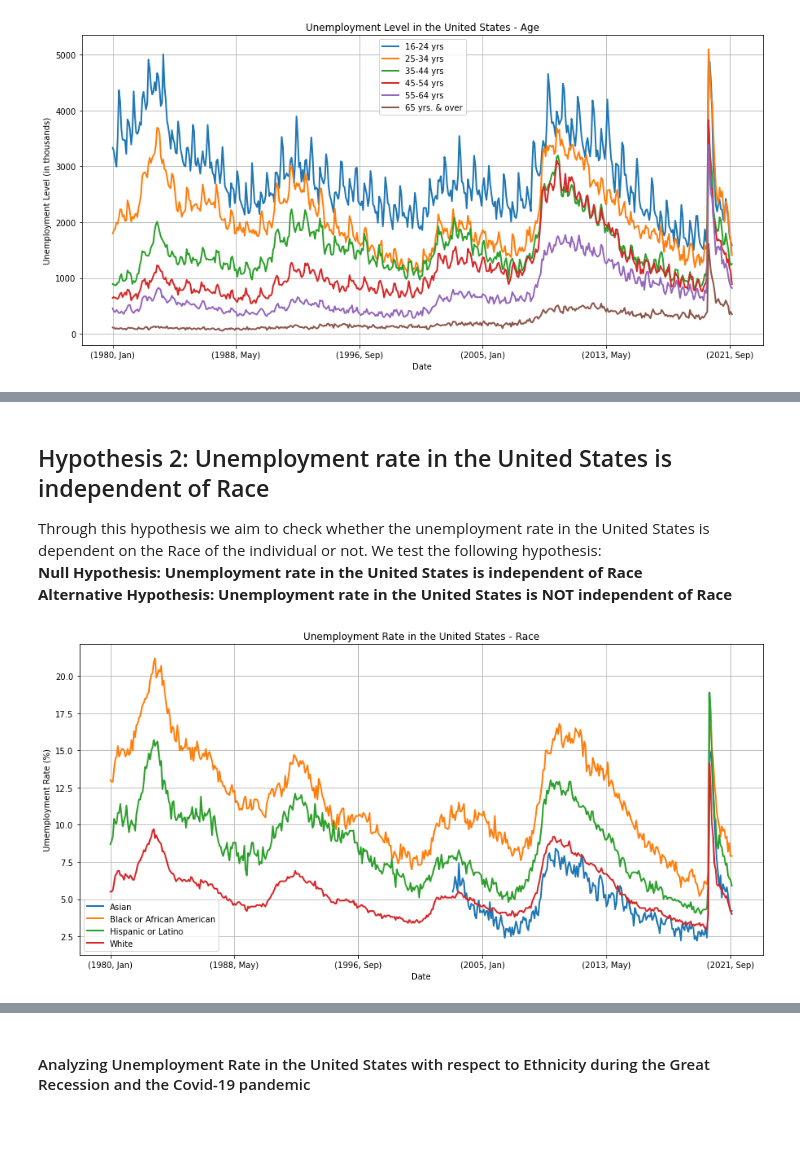
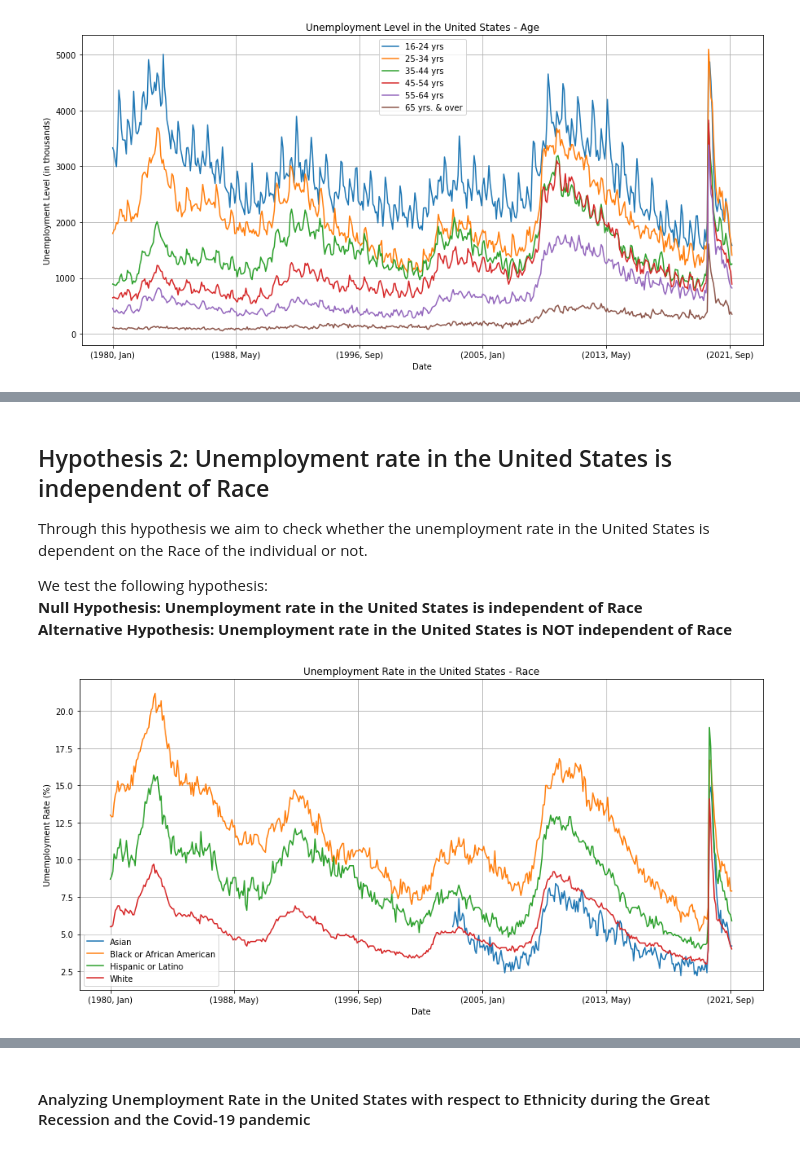
Before and after one commit to Ankita-Khiratkar/2021Fall_finals, a Jupyter notebook: Final_Project.ipynb, the cells around one changed output, grey strips where cells are left out. Drawn from its saved outputs; the diff is of its cells as text; code cells hidden in the pictures.

```diff
--- a/Final_Project.ipynb
+++ b/Final_Project.ipynb
@@ -51,17 +64,20 @@ plt.show()
 # %% [markdown]
 ## Hypothesis 2: Unemployment rate in the United States is independent of Race
 
-Through this hypothesis we aim to check whether the unemployment rate in the United States is dependent on the Race of the individual or not. We test the following hypothesis: <br>
+Through this hypothesis we aim to check whether the unemployment rate in the United States is dependent on the Race of the individual or not.
+
+
+We test the following hypothesis: <br>
 **Null Hypothesis: Unemployment rate in the United States is independent of Race <br>
 Alternative Hypothesis: Unemployment rate in the United States is NOT independent of Race**
 # %%
-df_ethnicity = get_bls_data_merged(dir_path='./Data/BLS/Ethnicity/', df_merge=get_bls_dummy([1980, 2021]))
-df_ethnicity.plot(figsize=(15, 7), linewidth = 2)
+df_ethnicity = get_bls_data_merged(dir_path='./Data/BLS/Race/', df_merge=get_bls_dummy([1980, 2021]))
+df_ethnicity.plot(figsize=(15, 7), linewidth = 1.5)
 plt.grid()
 plt.xlabel('Date')
-plt.ylabel('Umemployment Rate (%)')
+plt.ylabel('Unemployment Rate (%)')
 plt.title('Unemployment Rate in the United States - Race')
 plt.show()
 # %% [output]
-[figure, old version]
+[figure, new version]
 # %% [markdown]
```
Also changed, not shown: parts of 37 cells of this notebook, 7 other files.
